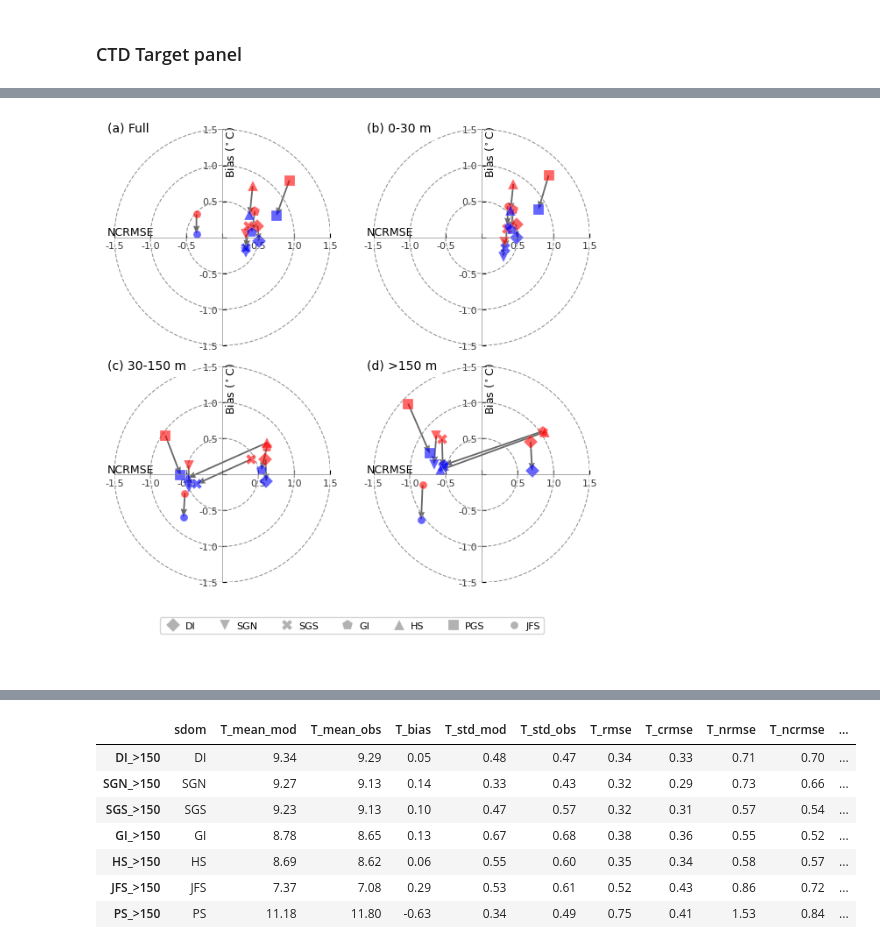
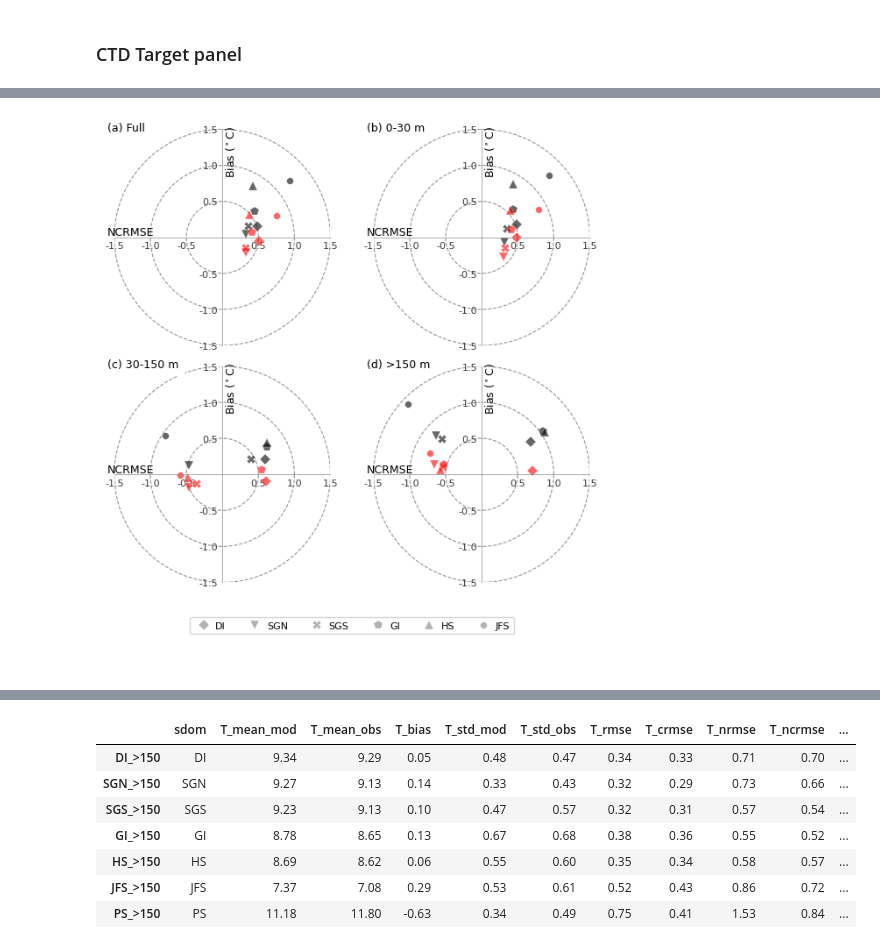
Before and after one commit to goldford/NEMO-Salish-Sea-1500, a Jupyter notebook: code/Analysis - Taylor Target panels (rev3).ipynb, the cells around one changed output, grey strips where cells are left out. Saved outputs shown, nothing was run; the diff lists cells and outputs as text; code cells hidden in the pictures.

```diff
--- a/code/Analysis - Taylor Target panels (rev3).ipynb
+++ b/code/Analysis - Taylor Target panels (rev3).ipynb
@@ -1342,7 +1351,7 @@ target_ax_options = {
     'ticklabcolor':'#858585',#'#808080',
     'axesedgecolor': '#858585', #'#525252'
     'bias_label': "Bias ($^\circ$C)",
-    'RMSD_label': "Norm. cRMSD",
+    'RMSD_label': "NCRMSE",
     'b_lab_rot': 90,
     'fontsizelab': 8,
     'fontsizelab_ticks': 8,
@@ -1419,8 +1428,8 @@ o_markers = {'DI': {'symbol':'D','size':msize-1,'label':'DI'},
          'SGS': {'symbol':'p','size':msize,'label':'SGS'},
          'GI': {'symbol':'v','size':msize,'label':'GI'},
          'HS': {'symbol':'^','size':msize,'label':'HS'},
-         'PGS': {'symbol':'s','size':msize-1,'label':'PGS'},
-         'JFS': {'symbol':'.','size':msize+4,'label':'JFS'}
+         'JFS': {'symbol':'.','size':msize+4,'label':'JFS'},
+         'PGS': {'symbol':'s','size':msize-1,'label':'PGS'}
         }
 # made this redundant
 # o_markerlabel = ['DI', 'SGN', 'SGS', 'GI', 'HS', 'PS', 'JFS']
@@ -1516,12 +1525,12 @@ for dl in dep_levs:
             handles_fdep = handles
             labels_fdep = labels
 
-#     ax_tg.quiver(RMSDs_strt, Bs_strt, (RMSDs - RMSDs_strt), (Bs-Bs_strt), angles='xy', scale_units='xy', scale=1,
-#                  color='#696969', headwidth=4, minshaft=2)
+    ax_tg.quiver(RMSDs_strt, Bs_strt, (RMSDs - RMSDs_strt), (Bs-Bs_strt), angles='xy', scale_units='xy', scale=1.1,
+                 color='#878787', headwidth=3, minshaft=2)
     ax_tg.text(-2, 2.1, f'({ax_l[ax_n-1]}) {dl_labs[ax_n-1]}', ha='left', va='top', fontsize=8)
 
 
-ax_leg = plt.subplot(4+1,2,10)
+ax_leg = plt.subplot(4+1,2,6)
 ax_leg.axes.get_xaxis().set_visible(False)
 ax_leg.axes.get_yaxis().set_visible(False)
 ax_leg.spines['top'].set_visible(False)
@@ -1622,11 +1653,11 @@ target_m_options = {
 
 ######################################
 modelruns_info = {'SalishSea1500-RUN203': {'path': 'D:/temp_nemo/RUN203_PLOTS_SCORES/',
-                                           'colour': 'r','shortcode': 'RUN203'},
+                                           'colour': 'k','shortcode': 'RUN203'},
                   'SalishSea1500-RUN216': {'path': 'D:/temp_nemo/RUN216/',
-                                           'colour': 'b','shortcode': 'RUN216'}
+                                           'colour': 'r','shortcode': 'RUN216'}
                  }
-msize = 9
+msize = 7
 
 # set up markers and related options https://matplotlib.org/stable/api/markers_api.html
 o_markers = {'DI': {'symbol':'D','size':msize-1,'label':'DI'},
@@ -1634,14 +1665,15 @@ o_markers = {'DI': {'symbol':'D','size':msize-1,'label':'DI'},
          'SGS': {'symbol':'X','size':msize,'label':'SGS'},
          'GI': {'symbol':'p','size':msize,'label':'GI'},
          'HS': {'symbol':'^','size':msize,'label':'HS'},
-         'PGS': {'symbol':'s','size':msize-1,'label':'PGS'},
-         'JFS': {'symbol':'.','size':msize+4,'label':'JFS'}
+         'JFS': {'symbol':'.','size':msize+4,'label':'JFS'}#,
+         #'PS': {'symbol':'s','size':msize-1,'label':'PS'}
         }
 
 augment_rmse = True
+quiver = 'off'
 
 # for each depth category
-sdomains = ['DI','SGN','SGS','GI','HS','JFS','PS']
+sdomains = ['DI','SGN','SGS','GI','HS','JFS'] # omitting PS
 stats=['bias', 'rmse', 'crmse', 'skill1981', 'mean_obs', 'mean_mod', 'std_obs', 'std_mod']
 
 # dep_levs = ['Full', '0->2', '2->10', '10->30', '30->50', '50->100', '100->200', '200->400'] # omittin nans in  '>400'
@@ -1726,8 +1758,9 @@ for dl in dep_levs:
         CTD_scores_df = get_CTD_stats(modelrun, path1, dl, var)
         if augment_rmse == True:
             CTD_scores_df = adjust_rmse(CTD_scores_df, var)
+        CTD_scores_df = CTD_scores_df.loc[CTD_scores_df['sdom'].isin(sdomains)]
         Bs, RMSDs = CTD_scores_df.loc[:, var + '_bias'], CTD_scores_df.loc[:, var + '_ncrmse']
-        sdoms = CTD_scores_df['sdom']
+        sdoms = CTD_scores_df['sdom'] # not used yet GO 202308
 
         ax_tg, handles, labels = plot_target_data2(ax_tg,RMSDs,Bs,target_m_options, facecolor1, edgecolor1, medgew1)
         if m == 0:
@@ -1742,40 +1775,40 @@ for dl in dep_levs:
         if ax_n == 1 and m == 1:
             handles_fdep = handles
             labels_fdep = labels
-
-    ax_tg.quiver(RMSDs_strt, Bs_strt, (RMSDs - RMSDs_strt), (Bs-Bs_strt), angles='xy', scale_units='xy', scale=1,
-                 color='#696969', headwidth=4, minshaft=2)
+    if quiver == 'on':
+        ax_tg.quiver(RMSDs_strt, Bs_strt, (RMSDs - RMSDs_strt), (Bs-Bs_strt), angles='xy', scale_units='xy', scale=1.1,
+                     color='#878787', headwidth=3, minshaft=2)
 #     ax_tg.text(-2.2, 2.0, f'({ax_l[ax_n-1]}) {dl_labs[ax_n-1]}', ha='left', va='top', fontsize=10)
-    ax_tg.text(-1.6, 1.6, f'({ax_l[ax_n-1]}) {dl_labs[ax_n-1]}', ha='left', va='top', fontsize=10,
+    ax_tg.text(-1.6, 1.6, f'({ax_l[ax_n-1]}) {dl_labs[ax_n-1]}', ha='left', va='top', fontsize=9,
                backgroundcolor='w', zorder=10)
 
 
 ax_leg = plt.subplot(gs[6:, 0:1])
 
 # works for 3 x 3 layout
 # leg = ax_leg.legend(handles_fdep, labels_fdep, loc="center", ncol=1,
 #                     handletextpad=0.2, fontsize=8) #  bbox_to_anchor=(0.3,0.3)
 leg = ax_leg.legend(handles_fdep, labels_fdep, loc="upper center", ncol=8,
                     handletextpad=0.2, fontsize=8, bbox_to_anchor=(1.1,0.8))
 
 # if more than one model, change leg entries to grey
 # note the args for legendhandles are not well documented but anything sent to ax.plot can
 # probably be set
 if len(modelruns_info.keys()) > 1:
     for n in range(0,len(leg.legendHandles[:])):
         leg.legendHandles[n].set_color('white') # hide line through each entry
         leg.legendHandles[n].set_markerfacecolor('grey')
 
 else:
     for n in range(0,len(leg.legendHandles[:])):
         leg.legendHandles[n].set_color('white')
 
 
 ax_leg.axes.get_xaxis().set_visible(False)
 ax_leg.axes.get_yaxis().set_visible(False)
 ax_leg.spines['top'].set_visible(False)
 ax_leg.spines['right'].set_visible(False)
 ax_leg.spines['bottom'].set_visible(False)
 ax_leg.spines['left'].set_visible(False)
 # %% [output]
-[figure, old version]
+[figure, new version]
```
Also changed, not shown: parts of 10 cells of this notebook, 7 other files.
